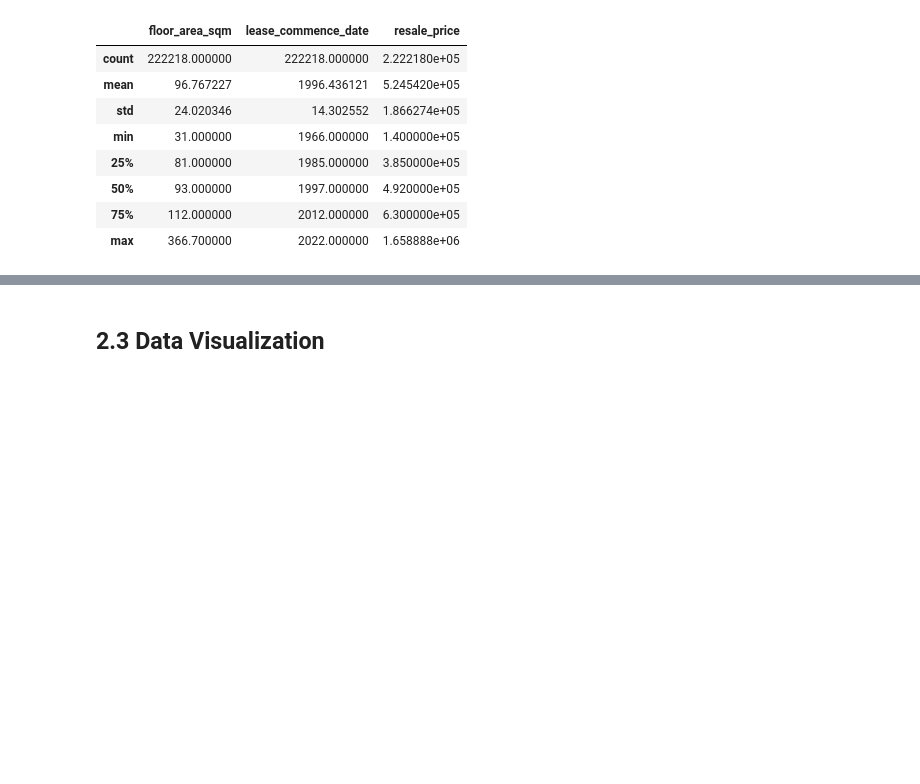
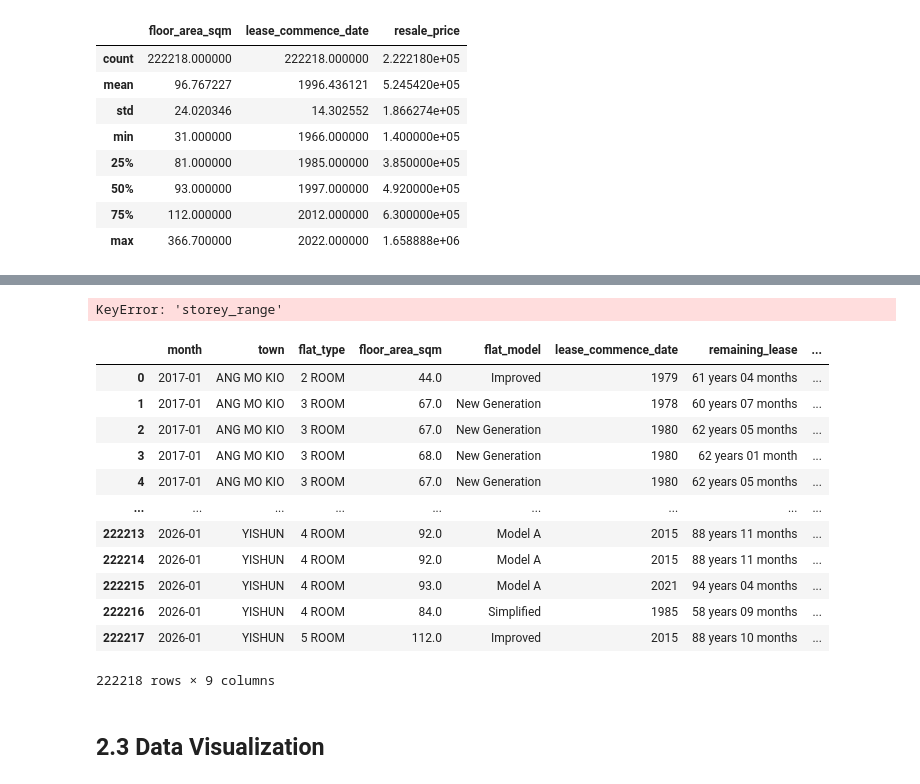
Before and after one commit to hsk-victor/Project, a Jupyter notebook: MLDP Program Codes Submission Template.ipynb, the cells around one changed output, grey strips where cells are left out. Drawn from its saved outputs; the diff is of its cells as text; code cells hidden in the pictures; blank space fills up the shorter version.

```diff
--- a/MLDP Program Codes Submission Template.ipynb
+++ b/MLDP Program Codes Submission Template.ipynb
@@ -135,3 +153,31 @@ df.sample(10)
+# %%
+## Convert storey_range like "10 TO 12" → 11
+df['storey_avg'] = (
+    df['storey_range']
+    .str.split(' TO ')
+    .apply(lambda x: (int(x[0]) + int(x[1])) / 2)
+)
+
+## Optional: drop original column after conversion
+df = df.drop(columns=['storey_range'])
+# %% [output]
+KeyError: 'storey_range'
+# %%
+df
+# %% [output]
+|  | month | town | flat_type | floor_area_sqm | flat_model | lease_commence_date | remaining_lease | ... |
+| 0 | 2017-01 | ANG MO KIO | 2 ROOM | 44.0 | Improved | 1979 | 61 years 04 months | ... |
+| 1 | 2017-01 | ANG MO KIO | 3 ROOM | 67.0 | New Generation | 1978 | 60 years 07 months | ... |
+| 2 | 2017-01 | ANG MO KIO | 3 ROOM | 67.0 | New Generation | 1980 | 62 years 05 months | ... |
+| 3 | 2017-01 | ANG MO KIO | 3 ROOM | 68.0 | New Generation | 1980 | 62 years 01 month | ... |
+| 4 | 2017-01 | ANG MO KIO | 3 ROOM | 67.0 | New Generation | 1980 | 62 years 05 months | ... |
+| ... | ... | ... | ... | ... | ... | ... | ... | ... |
+| 222213 | 2026-01 | YISHUN | 4 ROOM | 92.0 | Model A | 2015 | 88 years 11 months | ... |
+| 222214 | 2026-01 | YISHUN | 4 ROOM | 92.0 | Model A | 2015 | 88 years 11 months | ... |
+| 222215 | 2026-01 | YISHUN | 4 ROOM | 93.0 | Model A | 2021 | 94 years 04 months | ... |
+| 222216 | 2026-01 | YISHUN | 4 ROOM | 84.0 | Simplified | 1985 | 58 years 09 months | ... |
+| 222217 | 2026-01 | YISHUN | 5 ROOM | 112.0 | Improved | 2015 | 88 years 10 months | ... |
+222218 rows × 9 columns
 # %% [markdown]
 ## 2.3 Data Visualization
 # %% [markdown]
```
Also changed, not shown: parts of 4 cells of this notebook.
